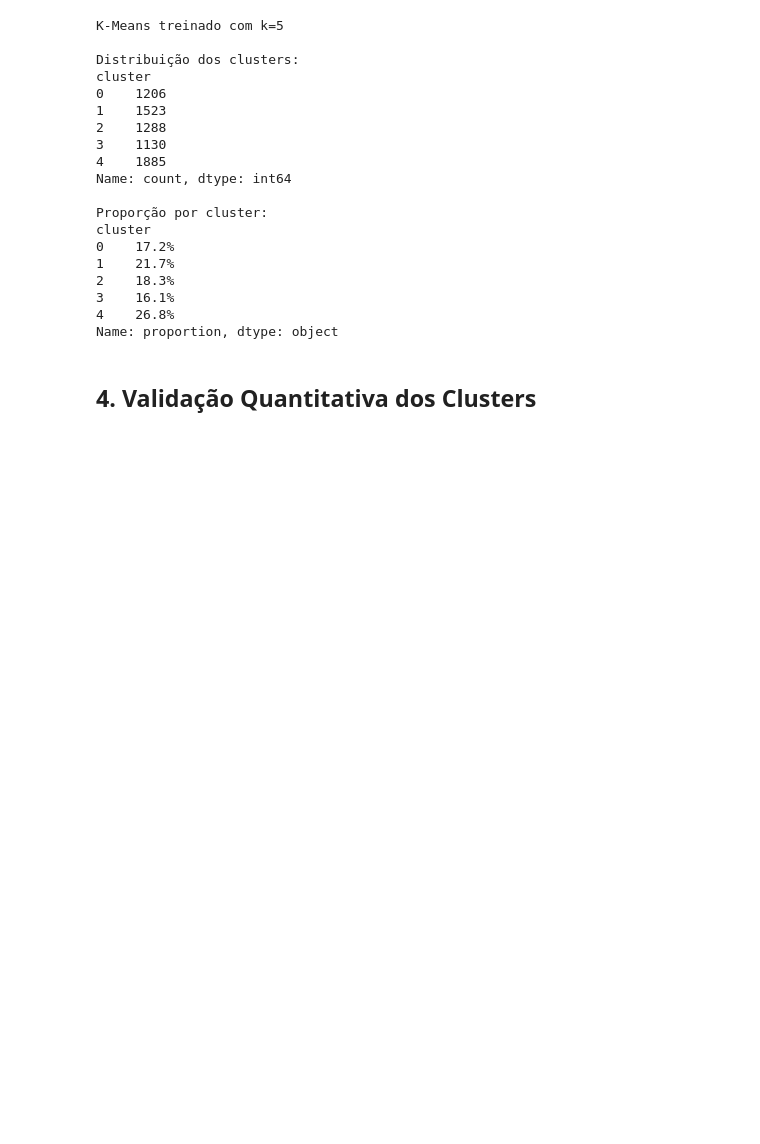
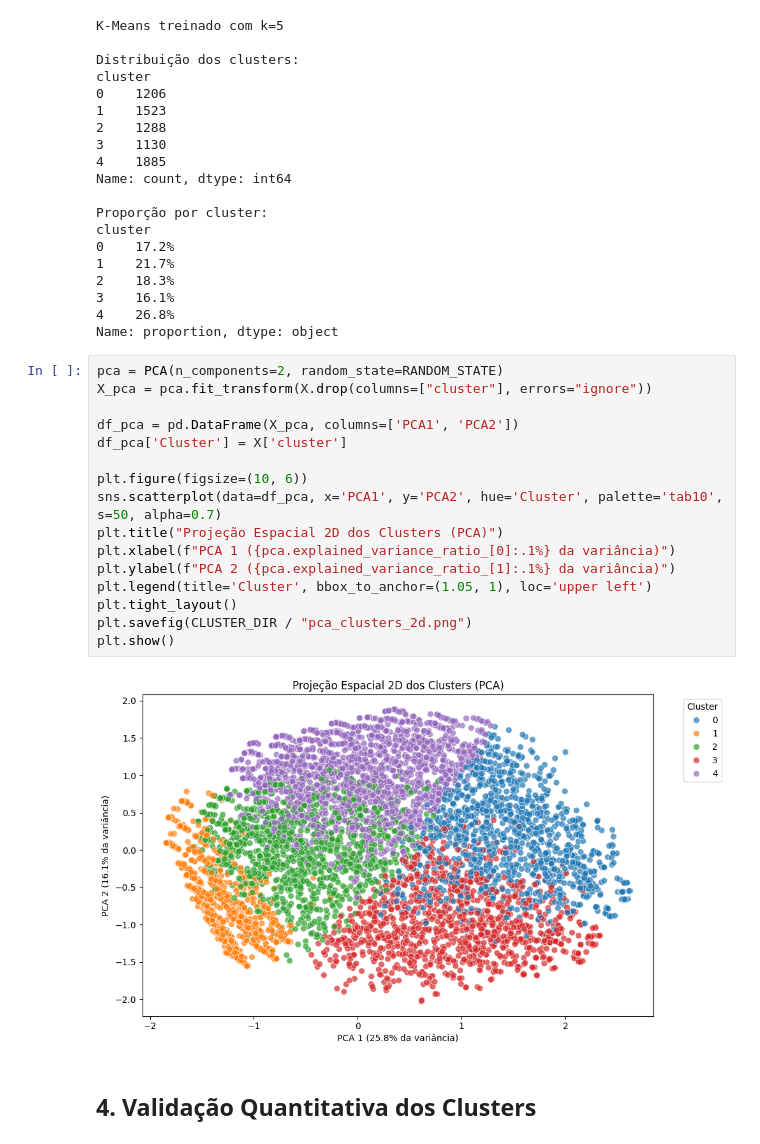
Before and after one commit to gabrielpires-1/predictive-churn-etl, a Jupyter notebook: src/04_clustering.ipynb, the cells around one changed output. Cells and saved outputs as stored; diff of their text form; blank space fills up the shorter version.

Commit message:
feat(clustering): add advanced metrics, PCA, feature importance and radar chart with markdown docs

```diff
--- a/src/04_clustering.ipynb
+++ b/src/04_clustering.ipynb
@@ -141,6 +150,24 @@ cluster
 3    16.1%
 4    26.8%
 Name: proportion, dtype: object
+# %%
+pca = PCA(n_components=2, random_state=RANDOM_STATE)
+X_pca = pca.fit_transform(X.drop(columns=["cluster"], errors="ignore"))
+
+df_pca = pd.DataFrame(X_pca, columns=['PCA1', 'PCA2'])
+df_pca['Cluster'] = X['cluster']
+
+plt.figure(figsize=(10, 6))
+sns.scatterplot(data=df_pca, x='PCA1', y='PCA2', hue='Cluster', palette='tab10', s=50, alpha=0.7)
+plt.title("Projeção Espacial 2D dos Clusters (PCA)")
+plt.xlabel(f"PCA 1 ({pca.explained_variance_ratio_[0]:.1%} da variância)")
+plt.ylabel(f"PCA 2 ({pca.explained_variance_ratio_[1]:.1%} da variância)")
+plt.legend(title='Cluster', bbox_to_anchor=(1.05, 1), loc='upper left')
+plt.tight_layout()
+plt.savefig(CLUSTER_DIR / "pca_clusters_2d.png")
+plt.show()
+# %% [output]
+[figure, added]
 # %% [markdown]
 ## 4. Validação Quantitativa dos Clusters
 # %%
```
Also changed, not shown: parts of 4 cells of this notebook, 6 other files.
